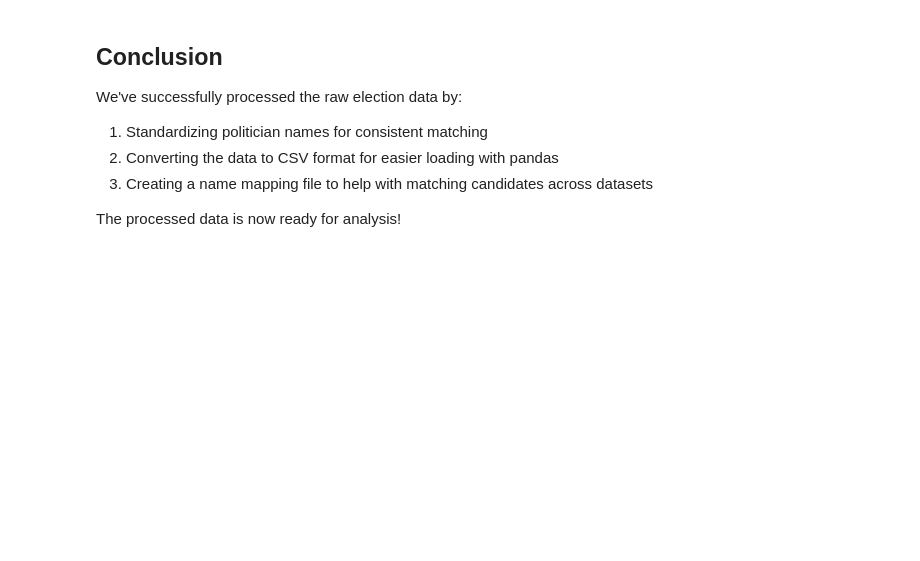
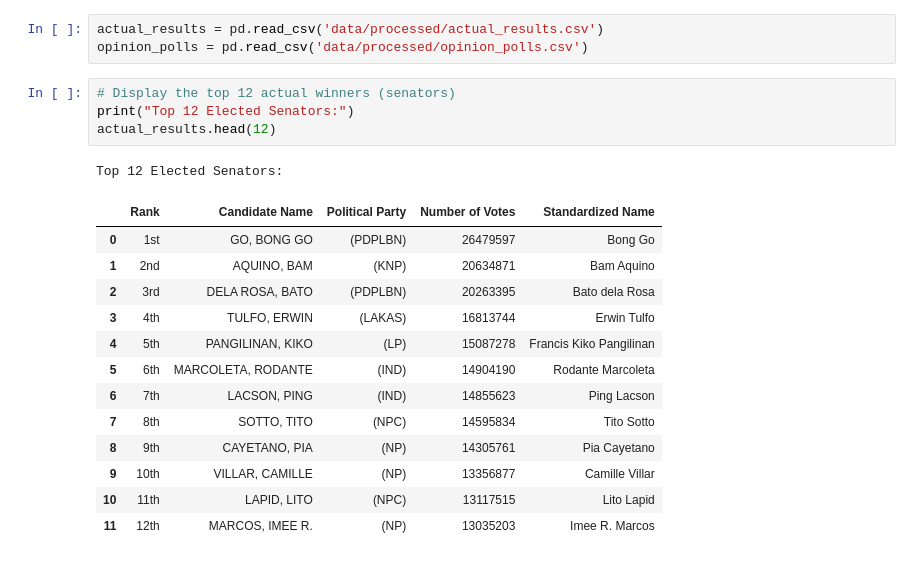
Before and after one commit to jerieljan/PhilsElections2025, a Jupyter notebook: notebook.ipynb, the cells around one changed output. Drawn from its saved outputs; the diff is of its cells as text; blank space fills up the shorter version.

```diff
--- a/notebook.ipynb
+++ b/notebook.ipynb
@@ -213,9 +37,22 @@ name_mapping.sort_values('Standardized Name')
-# %% [markdown]
-## Conclusion
-
-We've successfully processed the raw election data by:
-1. Standardizing politician names for consistent matching
-2. Converting the data to CSV format for easier loading with pandas
-3. Creating a name mapping file to help with matching candidates across datasets
-
-The processed data is now ready for analysis!
+# %%
+actual_results = pd.read_csv('data/processed/actual_results.csv')
+opinion_polls = pd.read_csv('data/processed/opinion_polls.csv')
+# %%
+# Display the top 12 actual winners (senators)
+print("Top 12 Elected Senators:")
+actual_results.head(12)
+# %% [output]
+Top 12 Elected Senators:
+|  | Rank | Candidate Name | Political Party | Number of Votes | Standardized Name |
+| 0 | 1st | GO, BONG GO | (PDPLBN) | 26479597 | Bong Go |
+| 1 | 2nd | AQUINO, BAM | (KNP) | 20634871 | Bam Aquino |
+| 2 | 3rd | DELA ROSA, BATO | (PDPLBN) | 20263395 | Bato dela Rosa |
+| 3 | 4th | TULFO, ERWIN | (LAKAS) | 16813744 | Erwin Tulfo |
+| 4 | 5th | PANGILINAN, KIKO | (LP) | 15087278 | Francis Kiko Pangilinan |
+| 5 | 6th | MARCOLETA, RODANTE | (IND) | 14904190 | Rodante Marcoleta |
+| 6 | 7th | LACSON, PING | (IND) | 14855623 | Ping Lacson |
+| 7 | 8th | SOTTO, TITO | (NPC) | 14595834 | Tito Sotto |
+| 8 | 9th | CAYETANO, PIA | (NP) | 14305761 | Pia Cayetano |
+| 9 | 10th | VILLAR, CAMILLE | (NP) | 13356877 | Camille Villar |
+| 10 | 11th | LAPID, LITO | (NPC) | 13117515 | Lito Lapid |
+| 11 | 12th | MARCOS, IMEE R. | (NP) | 13035203 | Imee R. Marcos |
```
Also changed, not shown: parts of 21 cells of this notebook, 3 other files.
